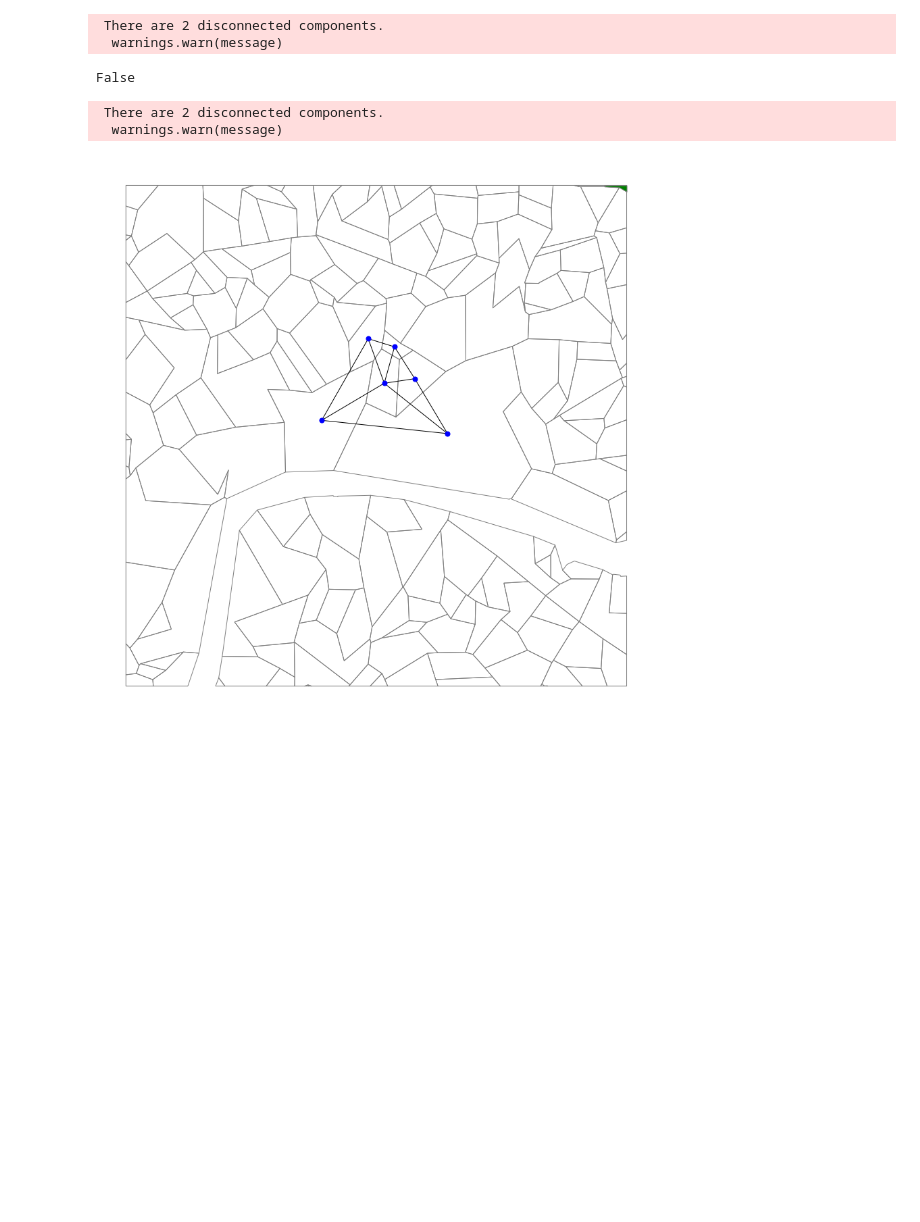
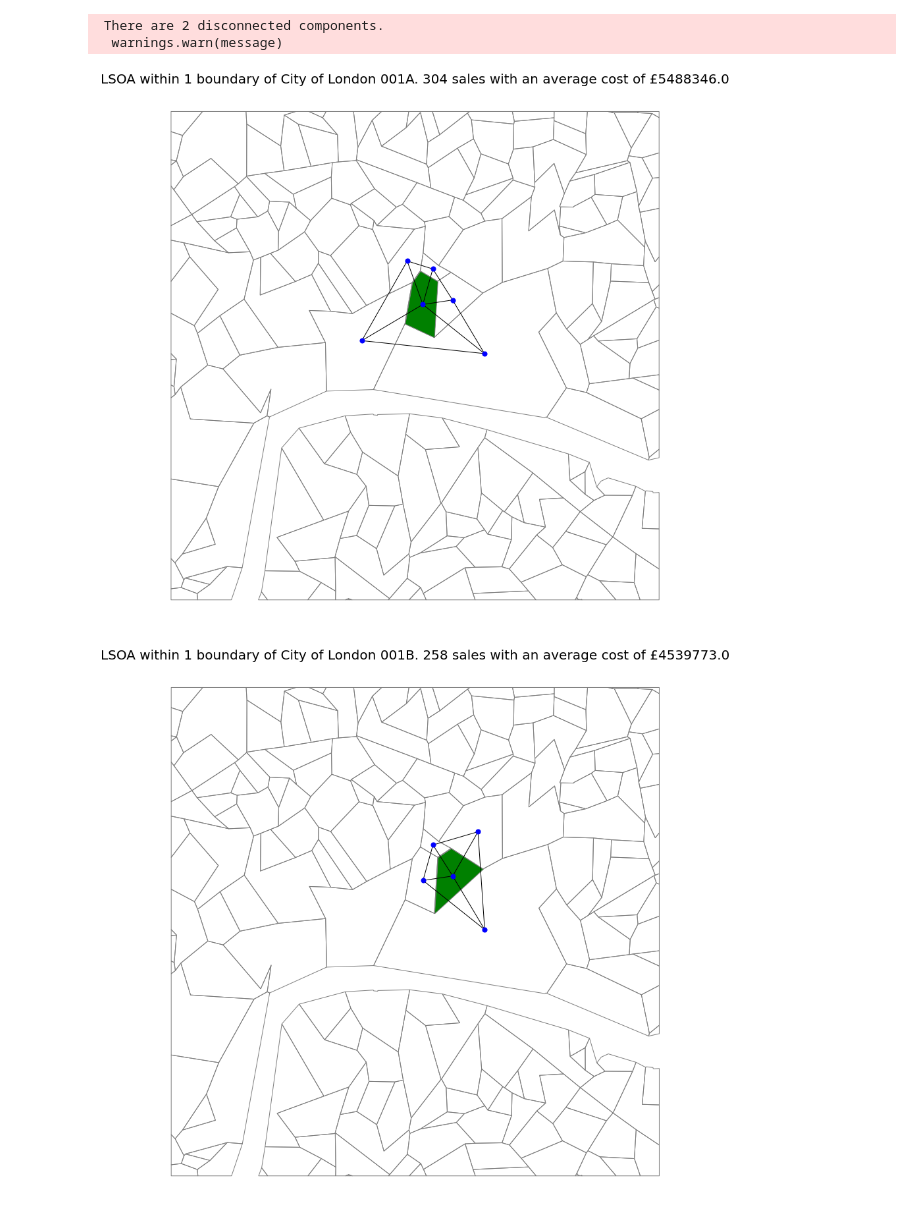
Before and after one commit to richardkappa/GeoData, a Jupyter notebook: Investigations/networkDensity.ipynb, the cells around one changed output. Cells and saved outputs as stored; diff of their text form; code cells hidden in the pictures; blank space fills up the shorter version.

Commit message:
Add in NSPL and network analysis into main code

```diff
--- a/Investigations/networkDensity.ipynb
+++ b/Investigations/networkDensity.ipynb
@@ -46,28 +50,13 @@ def create_network_from_shapes(shape_gdf):
 # %%
-def witin_n_boundaries(network, centre_shape, network_size=1):
-    G_n = nx.ego_graph(network, 'Name'==centre_shape, network_size)
-
-    in_network = list(dict(G_n.nodes(data="Name")).values())
+#returns a sub network of the nodes within netowork_size edges of your stated node
+def witin_n_boundaries(G, node_name, network_size):
+    G_n = nx.ego_graph(G, node_name, network_size)
+    in_network = list(dict(G_n.nodes()).keys())
 
     return G_n, in_network
 # %%
-def Average_In_Network(shape_gdf, network, centre_shape, count, average, network_size=1):
-    Gn, in_network = witin_n_boundaries(network, centre_shape, network_size=network_size)
-    new = shape_gdf[shape_gdf['Name'].isin(in_network)].loc[:,[count, average]]
+def Average_In_Network(shape_gdf, shape_list, count, average):
+    new = shape_gdf[shape_gdf['Name'].isin(shape_list)].loc[:,[count, average]]
     sales = np.sum(new[count])
-    Av_Cost = np.sum(new[count] * new[average])/ sales
+    Av_Cost = np.round(np.sum(new[count] * new[average])/ sales)
     return [sales, Av_Cost]
-# %%
-x = "Hackney 023G"
-
-network, pos = create_network_from_shapes(LSOA)
-
-network.nodes("Name")==x
-
-#G_n = nx.ego_graph(network, 'Name'=="x", 1)
-
-#network.nodes(data=True)
-# %% [output]
- There are 2 disconnected components.
-  warnings.warn(message)
-False
@@ -74,16 +77,21 @@ False
 # %%
-x = "Hackney 023G"
-
+#Test that the outputs are doing expected
 network, pos = create_network_from_shapes(LSOA)
 
-G1, in_G1 = witin_n_boundaries(network, x, network_size=1)
+for x in LSOA["Name"][0:4]:
+    G1, in_G1 = witin_n_boundaries(network, x, 1)
+    count_mean = Average_In_Network(LSOA, in_G1, "LReg_Sales", "LReg_AvCost")
+    Sales = count_mean[0]
+    avCost = count_mean[1]
 
-fig, ax = plt.subplots(1, figsize=(15, 15))
-plt.axis("off")
-LSOA.plot(ax=ax, edgecolor='grey', color='none', linewidth=1)
-LSOA.loc[LSOA["Name"]==x,:].plot(ax=ax, edgecolor='grey', color='green', linewidth=1)
-nx.draw(G1, pos, ax=ax, node_color="b", node_size=50)
+    fig, ax = plt.subplots(1, figsize=(15, 15))
+    plt.title("LSOA within 1 boundary of " + x + ". " + str(Sales) + " sales with an average cost of £" + str(avCost), fontsize=20)
+    plt.axis("off")
+    LSOA.plot(ax=ax, edgecolor='grey', color='none', linewidth=1)
+    LSOA.loc[LSOA["Name"]==x,:].plot(ax=ax, edgecolor='grey', color='green', linewidth=1)
+    nx.draw(G1, pos, ax=ax, node_color="b", node_size=50)
 # %% [output]
  There are 2 disconnected components.
   warnings.warn(message)
-[figure, old version]
+[figure, new version]
+[figure, added]
```
Also changed, not shown: parts of 8 cells of this notebook.
